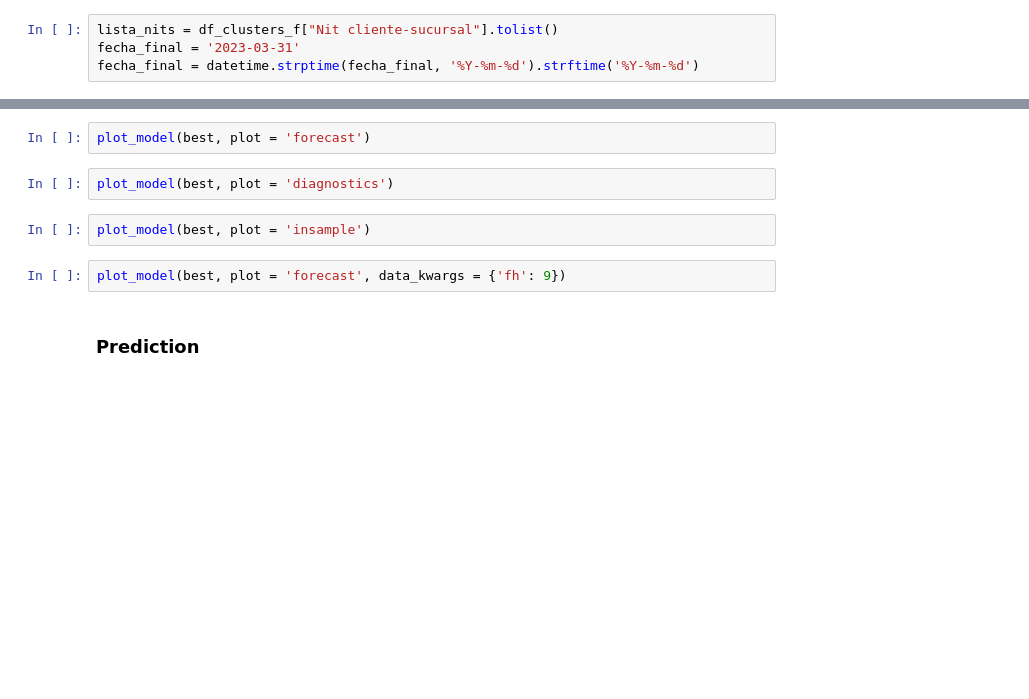
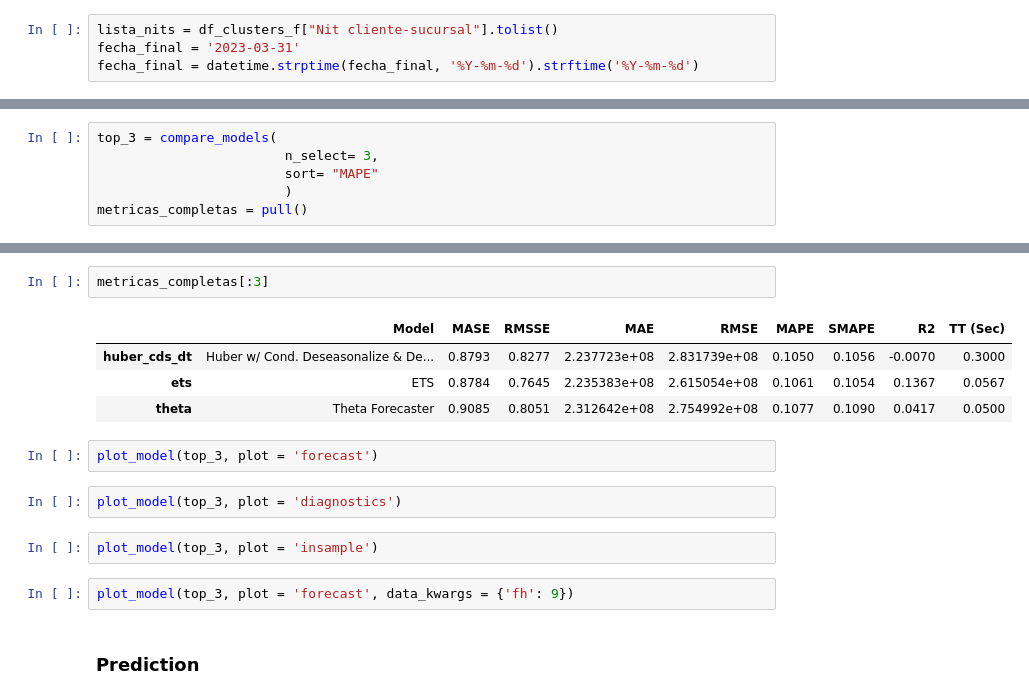
Before and after one commit to TomasCardeLo/ML-Dispapeles-TomasCaLo, a Jupyter notebook: Time series/Time series v4 pycaret.ipynb, the cells around one changed output, grey strips where cells are left out. Cells and saved outputs as stored; diff of their text form; blank space fills up the shorter version.

```diff
--- a/Time series/Time series v4 pycaret.ipynb
+++ b/Time series/Time series v4 pycaret.ipynb
@@ -125,0 +158,6 @@ best = compare_models()
+# %%
+top_3 = compare_models(
+                        n_select= 3,
+                        sort= "MAPE"
+                        )
+metricas_completas = pull()
@@ -126,10 +171,17 @@ best = compare_models()
+# %%
+metricas_completas[:3]
+# %% [output]
+|  | Model | MASE | RMSSE | MAE | RMSE | MAPE | SMAPE | R2 | TT (Sec) |
+| huber_cds_dt | Huber w/ Cond. Deseasonalize & De... | 0.8793 | 0.8277 | 2.237723e+08 | 2.831739e+08 | 0.1050 | 0.1056 | -0.0070 | 0.3000 |
+| ets | ETS | 0.8784 | 0.7645 | 2.235383e+08 | 2.615054e+08 | 0.1061 | 0.1054 | 0.1367 | 0.0567 |
+| theta | Theta Forecaster | 0.9085 | 0.8051 | 2.312642e+08 | 2.754992e+08 | 0.1077 | 0.1090 | 0.0417 | 0.0500 |
 # %%
-plot_model(best, plot = 'forecast')
+plot_model(top_3, plot = 'forecast')
 # %%
-plot_model(best, plot = 'diagnostics')
+plot_model(top_3, plot = 'diagnostics')
 # %%
-plot_model(best, plot = 'insample')
+plot_model(top_3, plot = 'insample')
 # %%
-plot_model(best, plot = 'forecast', data_kwargs = {'fh': 9})
+plot_model(top_3, plot = 'forecast', data_kwargs = {'fh': 9})
 # %% [markdown]
 ### Prediction
```
Also changed, not shown: parts of 20 cells of this notebook, 7 other files.
